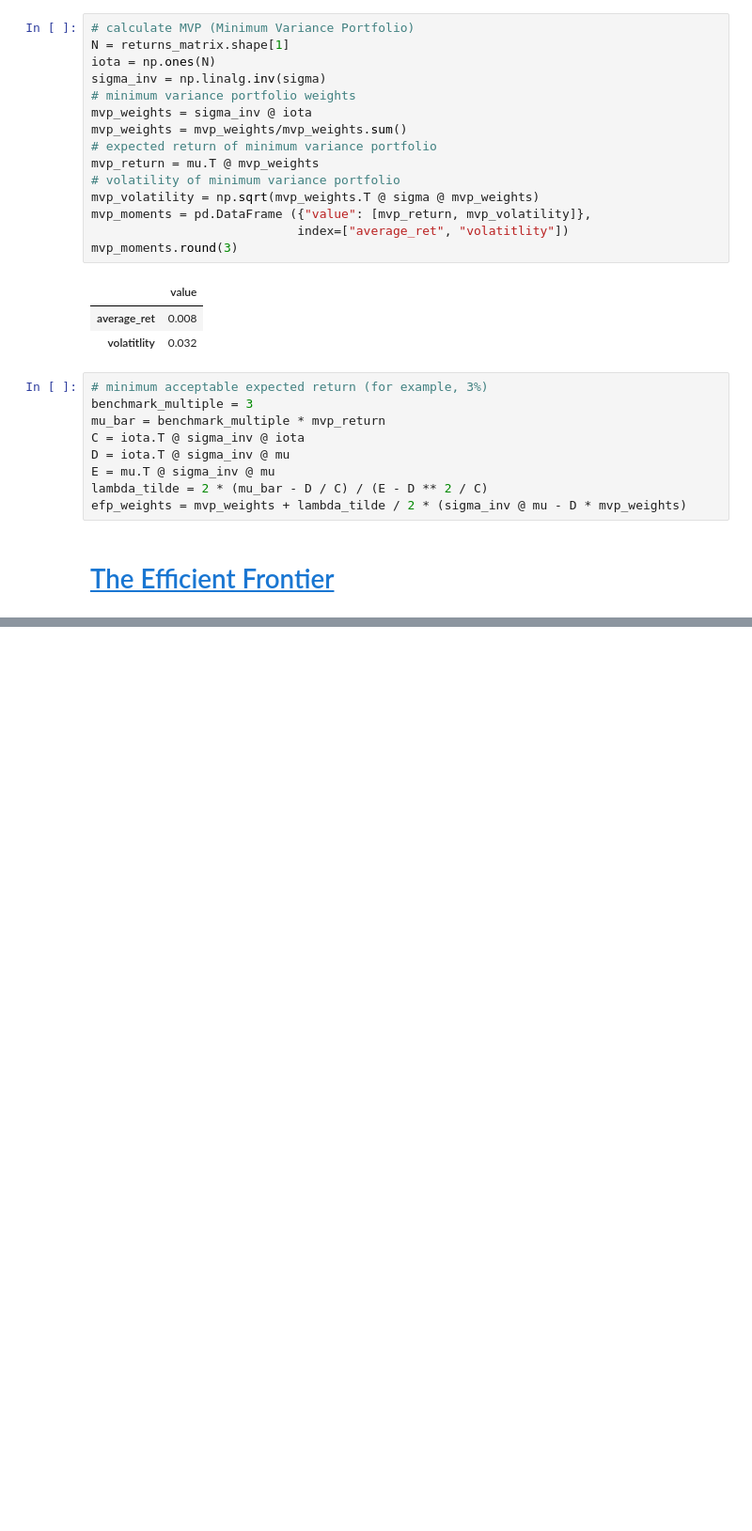
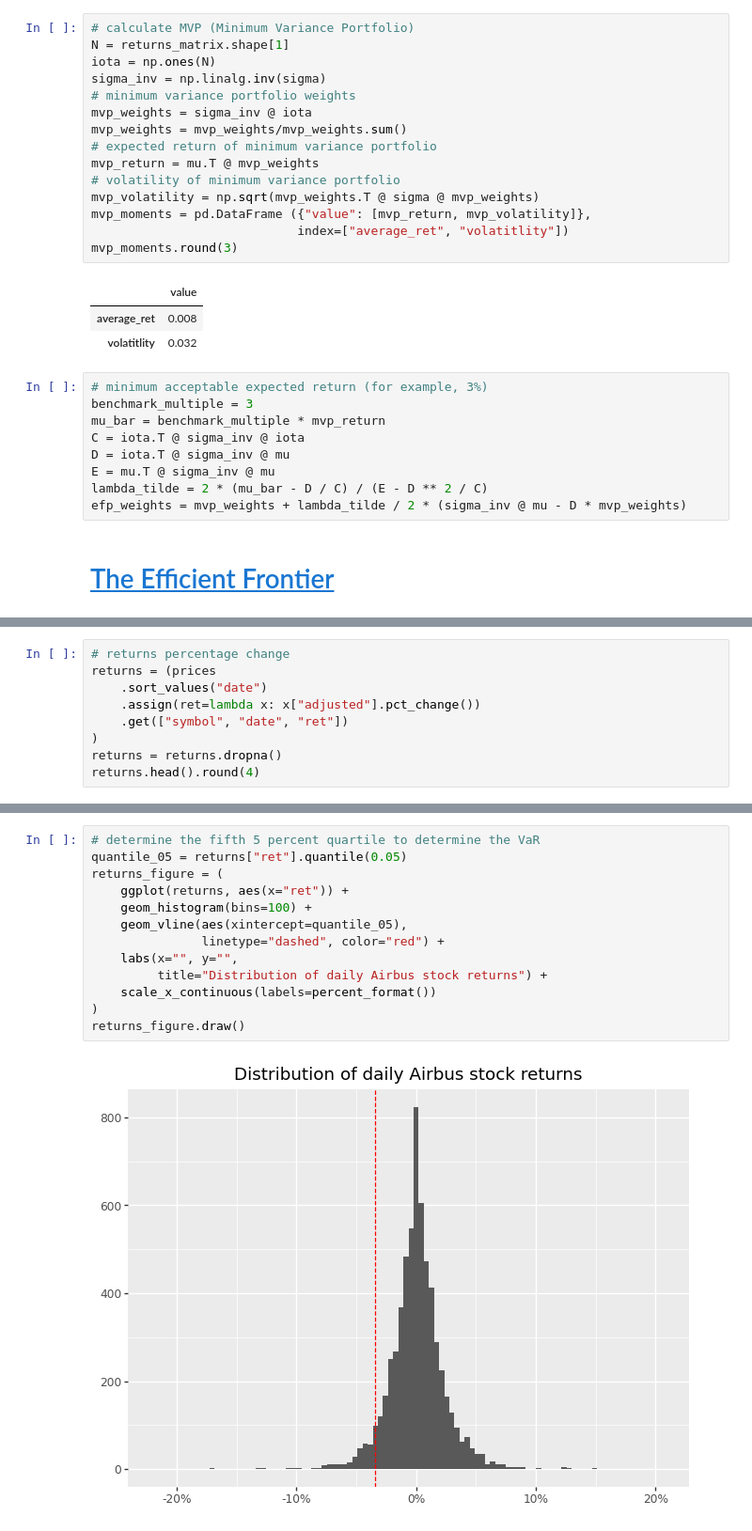
Before and after one commit to ajmtrz/tidy_finance, a Jupyter notebook: Introduction.ipynb, the cells around one changed output, grey strips where cells are left out. Shown at 94% size. Drawn from its saved outputs; the diff is of its cells as text; blank space fills up the shorter version.

```diff
--- a/Introduction.ipynb
+++ b/Introduction.ipynb
@@ -280,0 +377,9 @@ efp_weights = mvp_weights + lambda_tilde / 2 * (sigma_inv @ mu - D * mvp_weights
+# %%
+# returns percentage change
+returns = (prices
+    .sort_values("date")
+    .assign(ret=lambda x: x["adjusted"].pct_change())
+    .get(["symbol", "date", "ret"])
+)
+returns = returns.dropna()
+returns.head().round(4)
@@ -280,0 +393,15 @@ efp_weights = mvp_weights + lambda_tilde / 2 * (sigma_inv @ mu - D * mvp_weights
+# %%
+# determine the fifth 5 percent quartile to determine the VaR
+quantile_05 = returns["ret"].quantile(0.05)
+returns_figure = (
+    ggplot(returns, aes(x="ret")) +
+    geom_histogram(bins=100) +
+    geom_vline(aes(xintercept=quantile_05),
+               linetype="dashed", color="red") +
+    labs(x="", y="",
+         title="Distribution of daily Airbus stock returns") +
+    scale_x_continuous(labels=percent_format())
+)
+returns_figure.draw()
+# %% [output]
+[figure, added]
```
Also changed, not shown: parts of 30 cells of this notebook.
